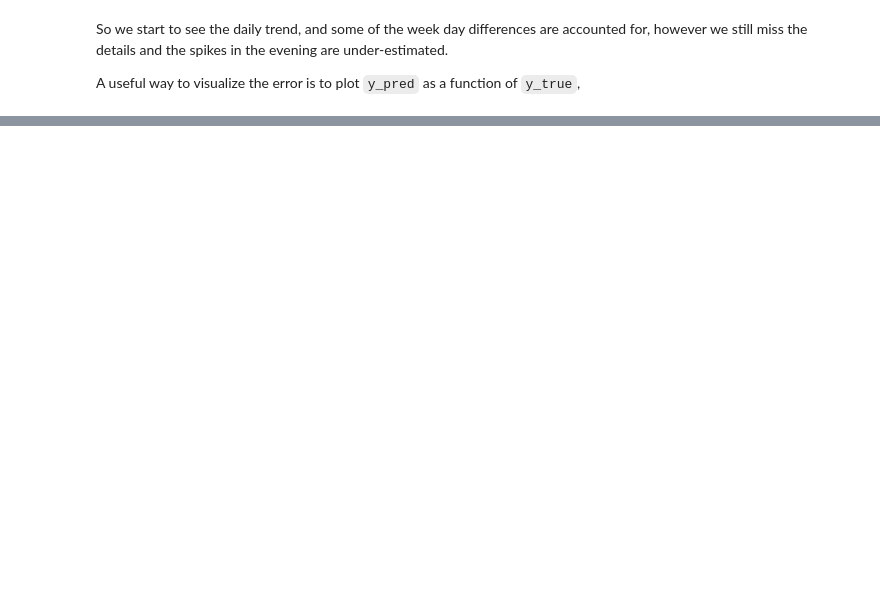
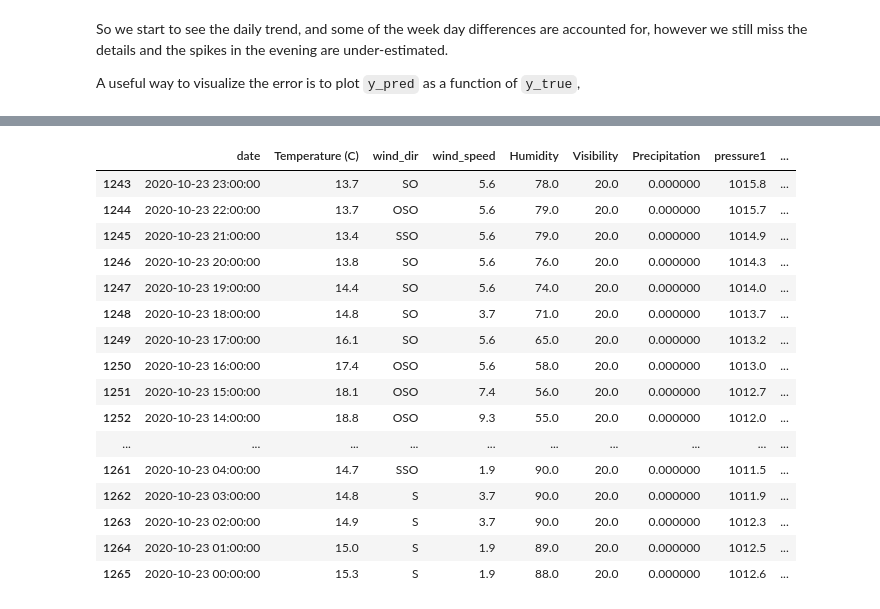
Before and after one commit to Rehann2/bike_counts_Kaan_Rehan, a Jupyter notebook: bike_counters_starting_kit.ipynb, the cells around one changed output, grey strips where cells are left out. Drawn from its saved outputs; the diff is of its cells as text; code cells hidden in the pictures; blank space fills up the shorter version.

```diff
--- a/bike_counters_starting_kit.ipynb
+++ b/bike_counters_starting_kit.ipynb
@@ -370,0 +428,2 @@ test = "hi"
+# %%
+df_weather["Precipitation"] = prec
@@ -826,0 +963,20 @@ RMSE (all folds): 0.932 ± 0.0738
+# %%
+df_weather[df_weather.date_only == dt.datetime(2020,10,23)]
+# %% [output]
+|  | date | Temperature (C) | wind_dir | wind_speed | Humidity | Visibility | Precipitation | pressure1 | ... |
+| 1243 | 2020-10-23 23:00:00 | 13.7 | SO | 5.6 | 78.0 | 20.0 | 0.000000 | 1015.8 | ... |
+| 1244 | 2020-10-23 22:00:00 | 13.7 | OSO | 5.6 | 79.0 | 20.0 | 0.000000 | 1015.7 | ... |
+| 1245 | 2020-10-23 21:00:00 | 13.4 | SSO | 5.6 | 79.0 | 20.0 | 0.000000 | 1014.9 | ... |
+| 1246 | 2020-10-23 20:00:00 | 13.8 | SO | 5.6 | 76.0 | 20.0 | 0.000000 | 1014.3 | ... |
+| 1247 | 2020-10-23 19:00:00 | 14.4 | SO | 5.6 | 74.0 | 20.0 | 0.000000 | 1014.0 | ... |
+| 1248 | 2020-10-23 18:00:00 | 14.8 | SO | 3.7 | 71.0 | 20.0 | 0.000000 | 1013.7 | ... |
+| 1249 | 2020-10-23 17:00:00 | 16.1 | SO | 5.6 | 65.0 | 20.0 | 0.000000 | 1013.2 | ... |
+| 1250 | 2020-10-23 16:00:00 | 17.4 | OSO | 5.6 | 58.0 | 20.0 | 0.000000 | 1013.0 | ... |
+| 1251 | 2020-10-23 15:00:00 | 18.1 | OSO | 7.4 | 56.0 | 20.0 | 0.000000 | 1012.7 | ... |
+| 1252 | 2020-10-23 14:00:00 | 18.8 | OSO | 9.3 | 55.0 | 20.0 | 0.000000 | 1012.0 | ... |
+| ... | ... | ... | ... | ... | ... | ... | ... | ... | ... |
+| 1261 | 2020-10-23 04:00:00 | 14.7 | SSO | 1.9 | 90.0 | 20.0 | 0.000000 | 1011.5 | ... |
+| 1262 | 2020-10-23 03:00:00 | 14.8 | S | 3.7 | 90.0 | 20.0 | 0.000000 | 1011.9 | ... |
+| 1263 | 2020-10-23 02:00:00 | 14.9 | S | 3.7 | 90.0 | 20.0 | 0.000000 | 1012.3 | ... |
+| 1264 | 2020-10-23 01:00:00 | 15.0 | S | 1.9 | 89.0 | 20.0 | 0.000000 | 1012.5 | ... |
+| 1265 | 2020-10-23 00:00:00 | 15.3 | S | 1.9 | 88.0 | 20.0 | 0.000000 | 1012.6 | ... |
```
Also changed, not shown: parts of 40 cells of this notebook.
